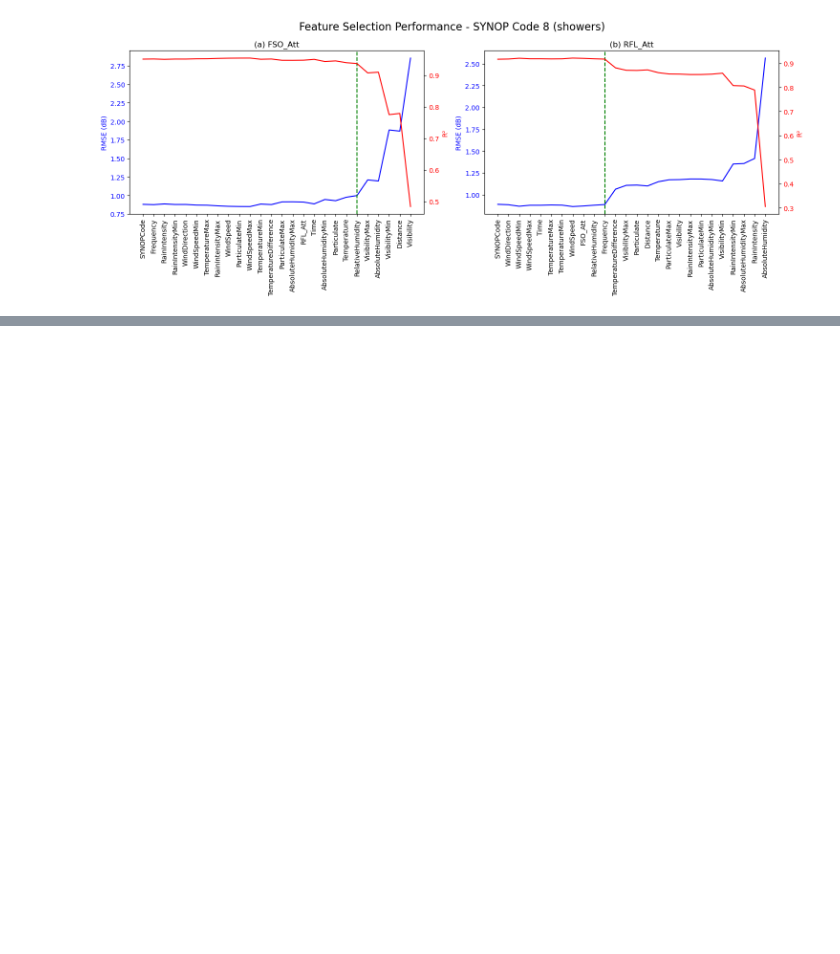
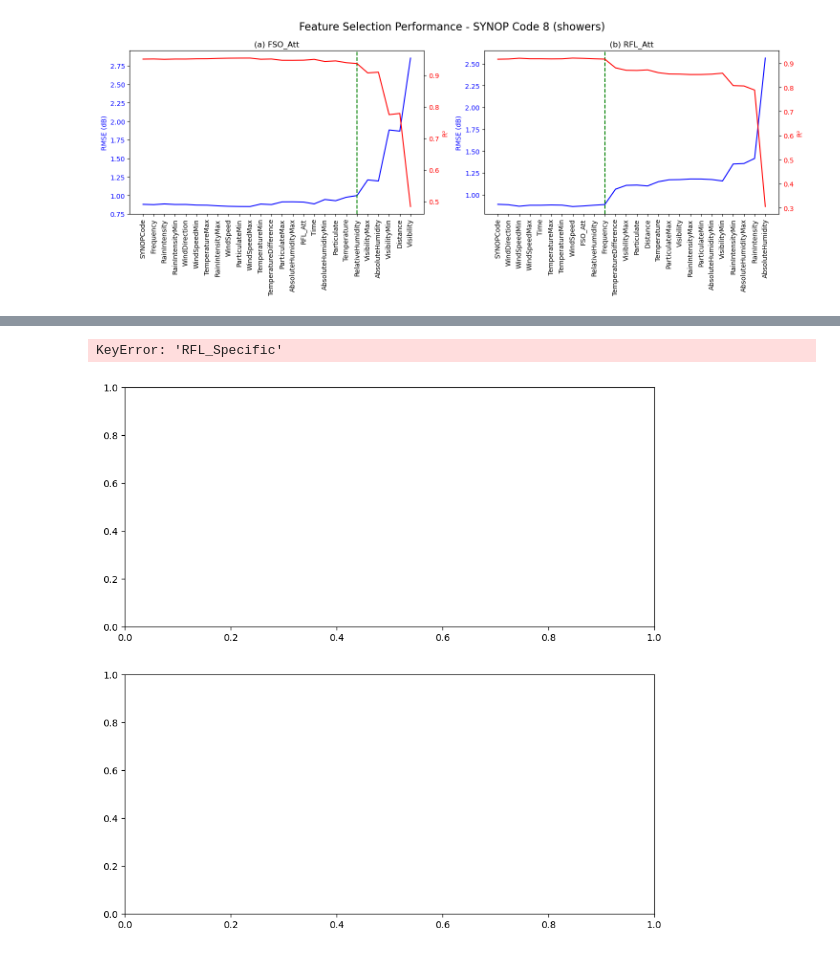
Before and after one commit to shavinkalu23/predictive_modelling_link_attenuation, a Jupyter notebook: eda.ipynb, the cells around one changed output, grey strips where cells are left out. Saved outputs shown, nothing was run; the diff lists cells and outputs as text; code cells hidden in the pictures; blank space fills up the shorter version.

```diff
--- a/eda.ipynb
+++ b/eda.ipynb
@@ -493,0 +480,4 @@ fso_table_final.to_csv('fso_table_specific.csv', index = False)
+# %%
+# Get unique selected features for each target model after thresholding
+fso_important_features = fso_table_final.groupby('SYNOPCode')[['RMSE','R2','Removed_Feature']].apply(lambda x: extract_selected_features(x))
+rfl_important_features = rfl_table_final.groupby('SYNOPCode')[['RMSE','R2','Removed_Feature']].apply(lambda x: extract_selected_features(x))
@@ -493,0 +665,31 @@ fso_table_final.to_csv('fso_table_specific.csv', index = False)
+# %%
+# Plot RMSE and R² results
+fig, axes = plt.subplots(2, 1, figsize=(10, 10))
+
+# RMSE plot
+axes[0].plot(synop_conditions, rmse_results['RFL_Specific'], 'r-', marker='x', label="RFL from Specific Model")
+axes[0].plot(synop_conditions, rmse_results['RFL_Generic'], 'r--', marker='o', label="RFL from Generic Model")
+axes[0].plot(synop_conditions, rmse_results['FSO_Specific'], 'g-', marker='x', label="FSO from Specific Model")
+axes[0].plot(synop_conditions, rmse_results['FSO_Generic'], 'g--', marker='o', label="FSO from Generic Model")
+axes[0].set_xlabel("Weather Condition")
+axes[0].set_ylabel("RMSE (dB)")
+axes[0].set_title("(a) RMSE")
+axes[0].legend(loc="upper right")
+axes[0].grid(True)
+
+# R² plot
+axes[1].plot(synop_conditions, r2_results['RFL_Specific'], 'r-', marker='x', label="RFL from Specific Model")
+axes[1].plot(synop_conditions, r2_results['RFL_Generic'], 'r--', marker='o', label="RFL from Generic Model")
+axes[1].plot(synop_conditions, r2_results['FSO_Specific'], 'g-', marker='x', label="FSO from Specific Model")
+axes[1].plot(synop_conditions, r2_results['FSO_Generic'], 'g--', marker='o', label="FSO from Generic Model")
+axes[1].set_xlabel("Weather Condition")
+axes[1].set_ylabel("$R^2$")
+axes[1].set_title("(b) $R^2$")
+axes[1].legend(loc="upper right")
+axes[1].grid(True)
+
+plt.tight_layout()
+plt.show()
+# %% [output]
+KeyError: 'RFL_Specific'
+[figure, added]
```
Also changed, not shown: parts of 22 cells of this notebook, 2 other files.
